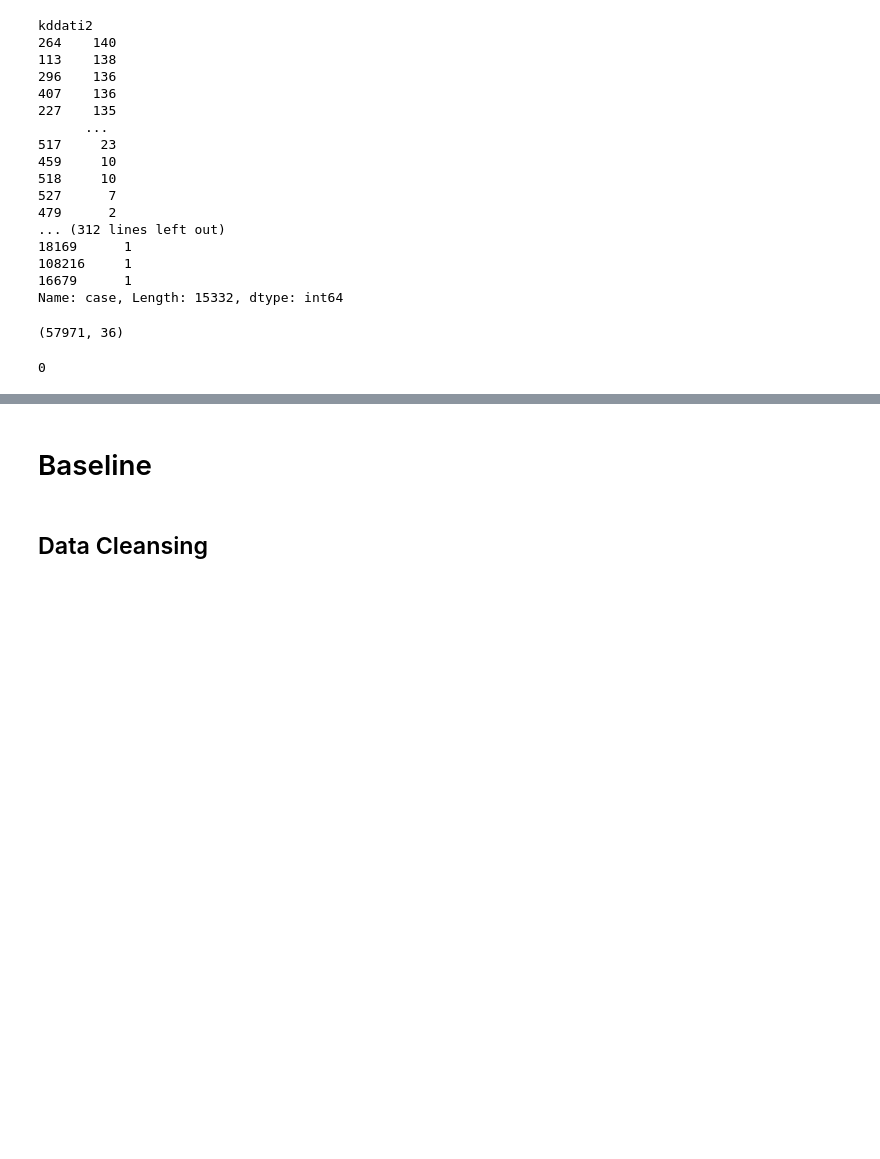
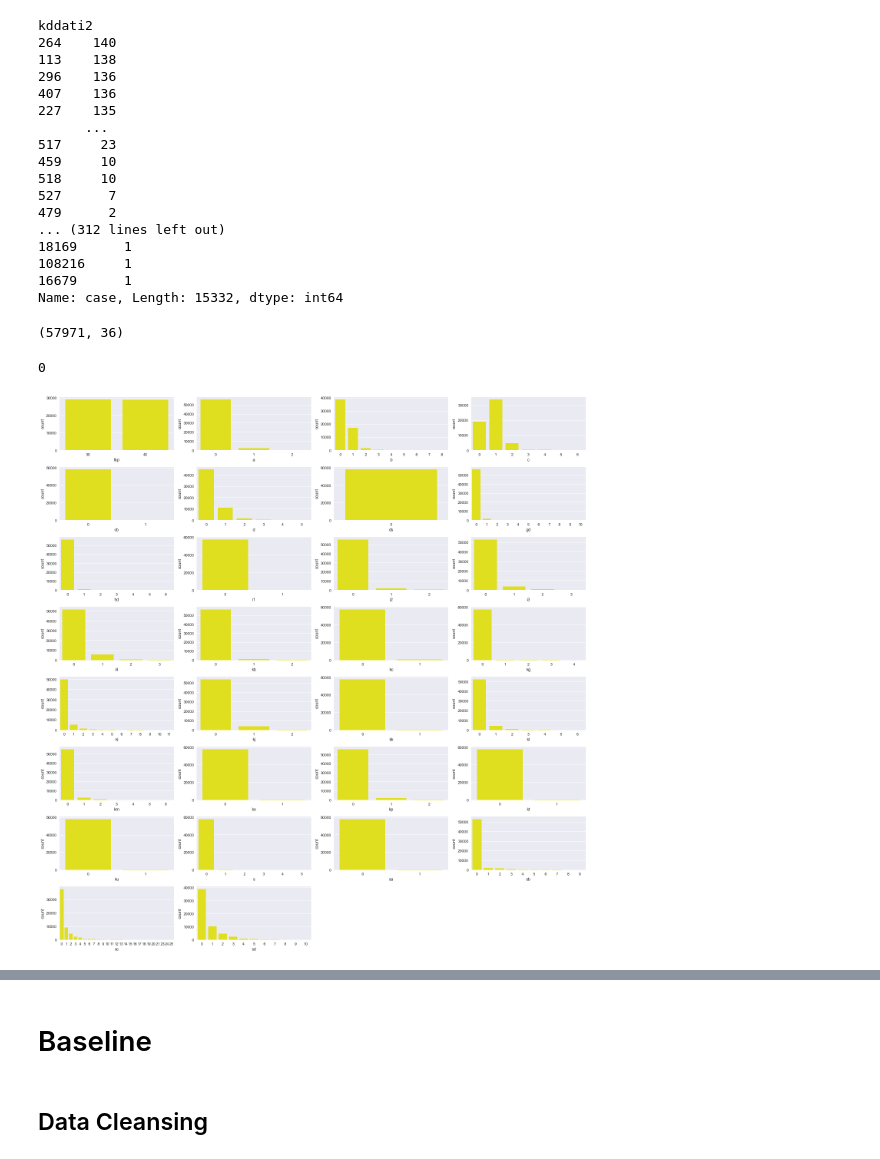
Before and after one commit to yodialfa/BPJSCostPrediction-Hackathon, a Jupyter notebook: BPJScostPrediction.ipynb, the cells around one changed output, grey strips where cells are left out. Cells and saved outputs as stored; diff of their text form; code cells hidden in the pictures; blank space fills up the shorter version.

```diff
--- a/BPJScostPrediction.ipynb
+++ b/BPJScostPrediction.ipynb
@@ -115,0 +125,12 @@ df.duplicated().sum()
+# %%
+# adjust the figure size for better readability
+plt.figure(figsize=(20,25))
+# plotting
+features = validat
+plt.style.use('seaborn')
+for i in range(0, len(features)):
+    plt.subplot(10, len(features)//10 + 1, i+1)
+    sns.countplot(x=df[features[i]], color='yellow')
+    plt.tight_layout()
+# %% [output]
+[figure, added]
```
Also changed, not shown: parts of 16 cells of this notebook, 3 other files.
